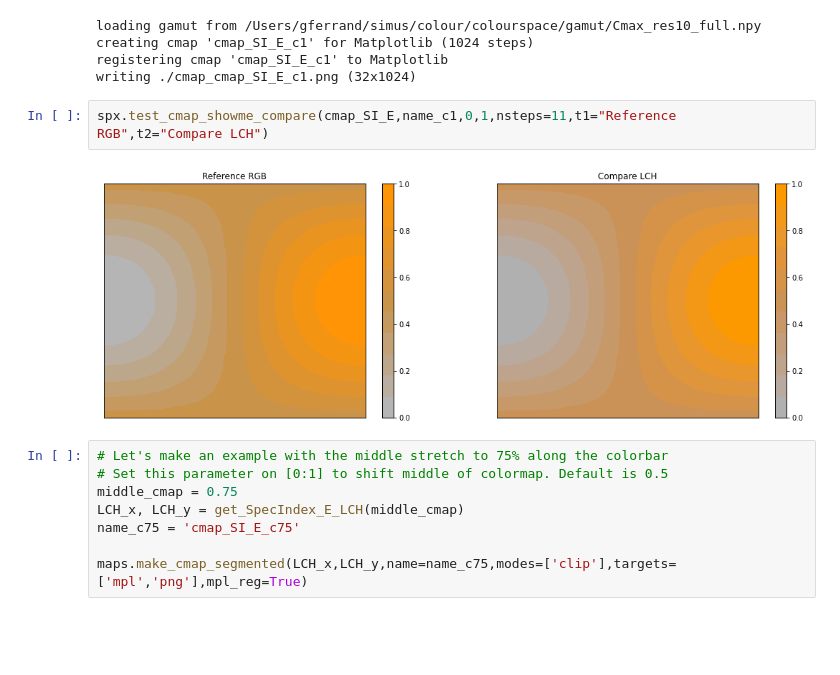
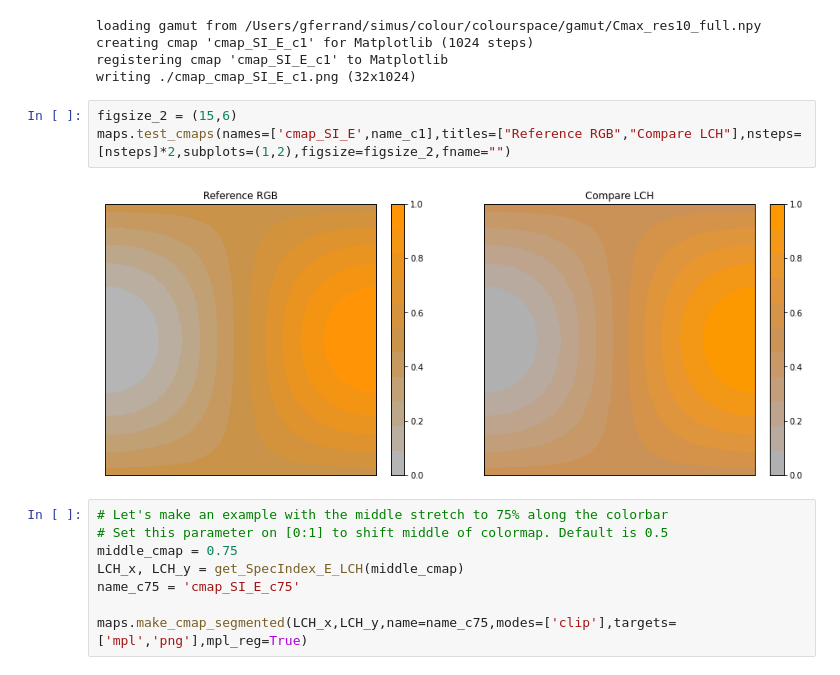
Before and after one commit to mlarichardson/CosmosCanvas, a Jupyter notebook: DebugSpecIndex_Error.ipynb, the cells around one changed output. Saved outputs shown, nothing was run; the diff lists cells and outputs as text; blank space fills up the shorter version.

```diff
--- a/DebugSpecIndex_Error.ipynb
+++ b/DebugSpecIndex_Error.ipynb
@@ -97,10 +98,11 @@ loading gamut from /Users/gferrand/simus/colour/colourspace/gamut/Cmax_res10_ful
 creating cmap 'cmap_SI_E_c1' for Matplotlib (1024 steps)
 registering cmap 'cmap_SI_E_c1' to Matplotlib
 writing ./cmap_cmap_SI_E_c1.png (32x1024)
-# %%
-spx.test_cmap_showme_compare(cmap_SI_E,name_c1,0,1,nsteps=11,t1="Reference RGB",t2="Compare LCH")
-# %% [output]
-[figure, removed]
+# %%
+figsize_2 = (15,6)
+maps.test_cmaps(names=['cmap_SI_E',name_c1],titles=["Reference RGB","Compare LCH"],nsteps=[nsteps]*2,subplots=(1,2),figsize=figsize_2,fname="")
+# %% [output]
+[figure, added]
 # %%
 # Let's make an example with the middle stretch to 75% along the colorbar
 # Set this parameter on [0:1] to shift middle of colormap. Default is 0.5
```
Also changed, not shown: parts of 7 cells of this notebook, 3 other files.
